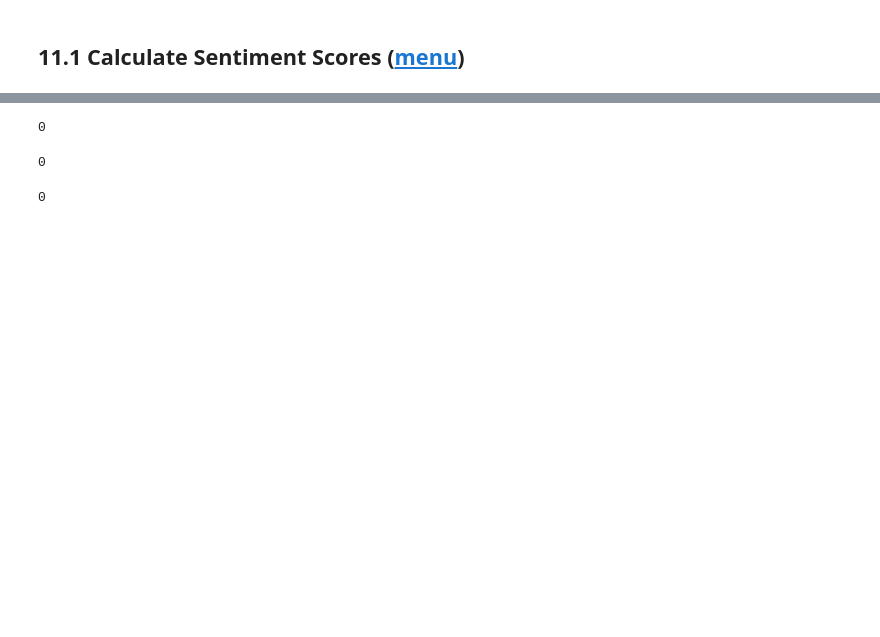
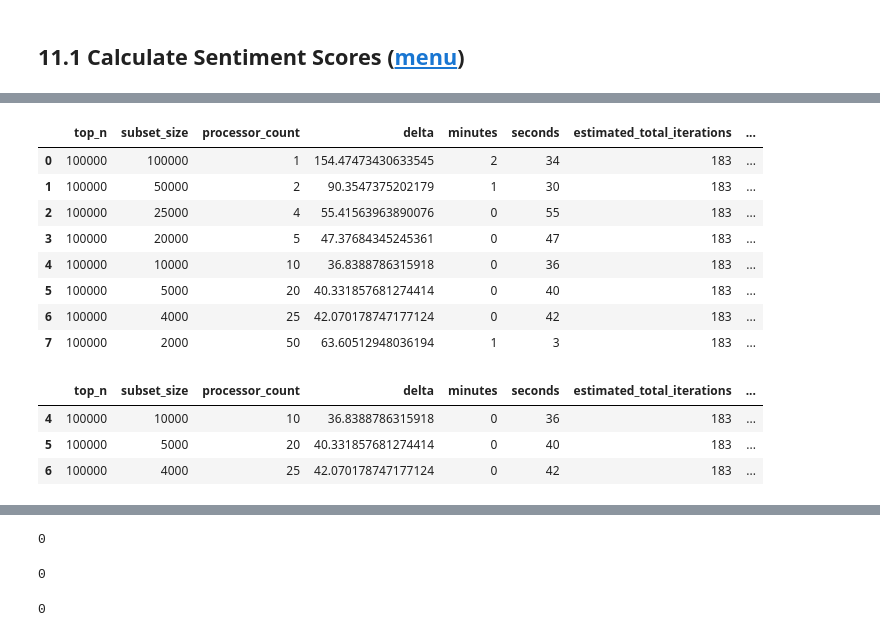
Before and after one commit to learninq/Master-Thesis-Sentiment-Analysis, a Jupyter notebook: 01.sentiment_analysis_dev.ipynb, the cells around one changed output, grey strips where cells are left out. Saved outputs shown, nothing was run; the diff lists cells and outputs as text; code cells hidden in the pictures; blank space fills up the shorter version.

```diff
--- a/01.sentiment_analysis_dev.ipynb
+++ b/01.sentiment_analysis_dev.ipynb
@@ -1718,5 +1967,5 @@ df.head()
 # %%
-class DetectSentimentCommandHandler(SentimentTaskHandler):
+class DetectSentimentTaskHandler(SentimentTaskHandler):
 
   def __init__(self):
     self.__sentiment_analyzer = SentimentIntensityAnalyzer()
@@ -1810,2 +2046,30 @@ if 'df' not in globals():
 # %% [markdown]
 ## 11.1 Calculate Sentiment Scores ([menu](#menu)) <a id='m-11-1'></a>
+# %%
+# Define test cases
+%%time
+sentiment_detection_task_cases = [
+    { "top_n": 100_000, "subset_size": 100_000, "processor_count": 1 },
+    { "top_n": 100_000, "subset_size": 50_000, "processor_count": 2 },
+    { "top_n": 100_000, "subset_size": 25_000, "processor_count": 4 },
+    { "top_n": 100_000, "subset_size": 20_000, "processor_count": 5 },
+    { "top_n": 100_000, "subset_size": 10_000, "processor_count": 10 },
+    { "top_n": 100_000, "subset_size": 5_000, "processor_count": 20 },
+    { "top_n": 100_000, "subset_size": 4_000, "processor_count": 25 },
+    { "top_n": 100_000, "subset_size": 2_000, "processor_count": 50 }
+]
+
+def execute_sentiment_detection_task(data_frame, test_case):
+    df["review_raw_sentiment_score"] = np.nan
+    df["review_raw_sentiment"] = np.nan
+    df["review_cleaned_sentiment_score"] = np.nan
+    df["review_cleaned_sentiment"] = np.nan
+    df["review_lemmatized_sentiment_score"] = np.nan
+    df["review_lemmatized_sentiment"] = np.nan
+    df["rating_sentiment"] = np.nan
+    SentimentTaskManager().execute(
+        data_frame=df.iloc[:test_case["top_n"]],
+        subset_size=test_case["subset_size"],
+        processor_count=test_case["processor_count"],
+        task_handler=DetectSentimentTaskHandler()
+    )
@@ -1811,0 +2079,4 @@ if 'df' not in globals():
+# %%
+# Execute all cases
+%%time
+sentiment_detection_task_case_logs = MultiCaseManager.execute(sentiment_detection_task_cases, execute_sentiment_detection_task)
@@ -1812 +2101,22 @@ if 'df' not in globals():
+# %%
+# Print logs for all cases
+sentiment_detection_task_case_logs.show_all_cases()
+# %% [output]
+|  | top_n | subset_size | processor_count | delta | minutes | seconds | estimated_total_iterations | ... |
+| 0 | 100000 | 100000 | 1 | 154.47473430633545 | 2 | 34 | 183 | ... |
+| 1 | 100000 | 50000 | 2 | 90.3547375202179 | 1 | 30 | 183 | ... |
+| 2 | 100000 | 25000 | 4 | 55.41563963890076 | 0 | 55 | 183 | ... |
+| 3 | 100000 | 20000 | 5 | 47.37684345245361 | 0 | 47 | 183 | ... |
+| 4 | 100000 | 10000 | 10 | 36.8388786315918 | 0 | 36 | 183 | ... |
+| 5 | 100000 | 5000 | 20 | 40.331857681274414 | 0 | 40 | 183 | ... |
+| 6 | 100000 | 4000 | 25 | 42.070178747177124 | 0 | 42 | 183 | ... |
+| 7 | 100000 | 2000 | 50 | 63.60512948036194 | 1 | 3 | 183 | ... |
+# %%
+# Print logs for top 3 best cases
+sentiment_detection_task_case_logs.show_top_n_best_cases(top_n=3)
+# %% [output]
+|  | top_n | subset_size | processor_count | delta | minutes | seconds | estimated_total_iterations | ... |
+| 4 | 100000 | 10000 | 10 | 36.8388786315918 | 0 | 36 | 183 | ... |
+| 5 | 100000 | 5000 | 20 | 40.331857681274414 | 0 | 40 | 183 | ... |
+| 6 | 100000 | 4000 | 25 | 42.070178747177124 | 0 | 42 | 183 | ... |
 # %%
```
Also changed, not shown: parts of 101 cells of this notebook.
